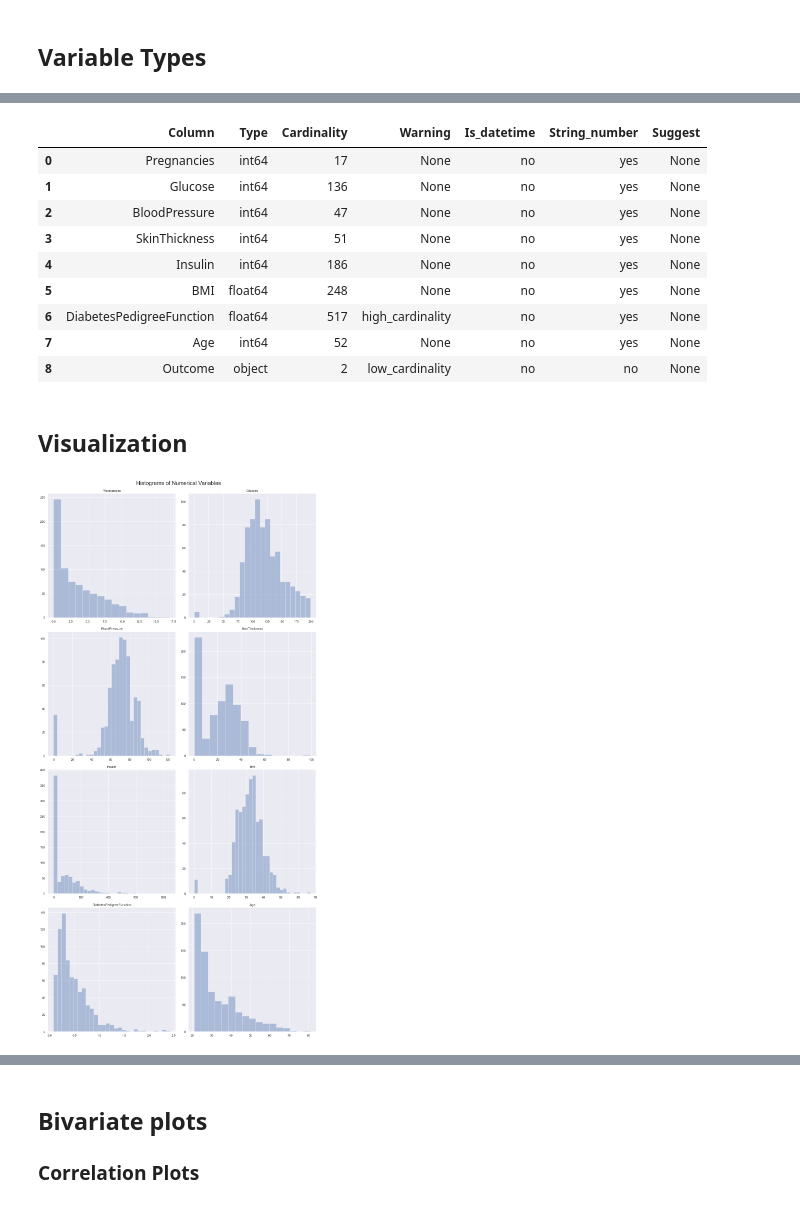
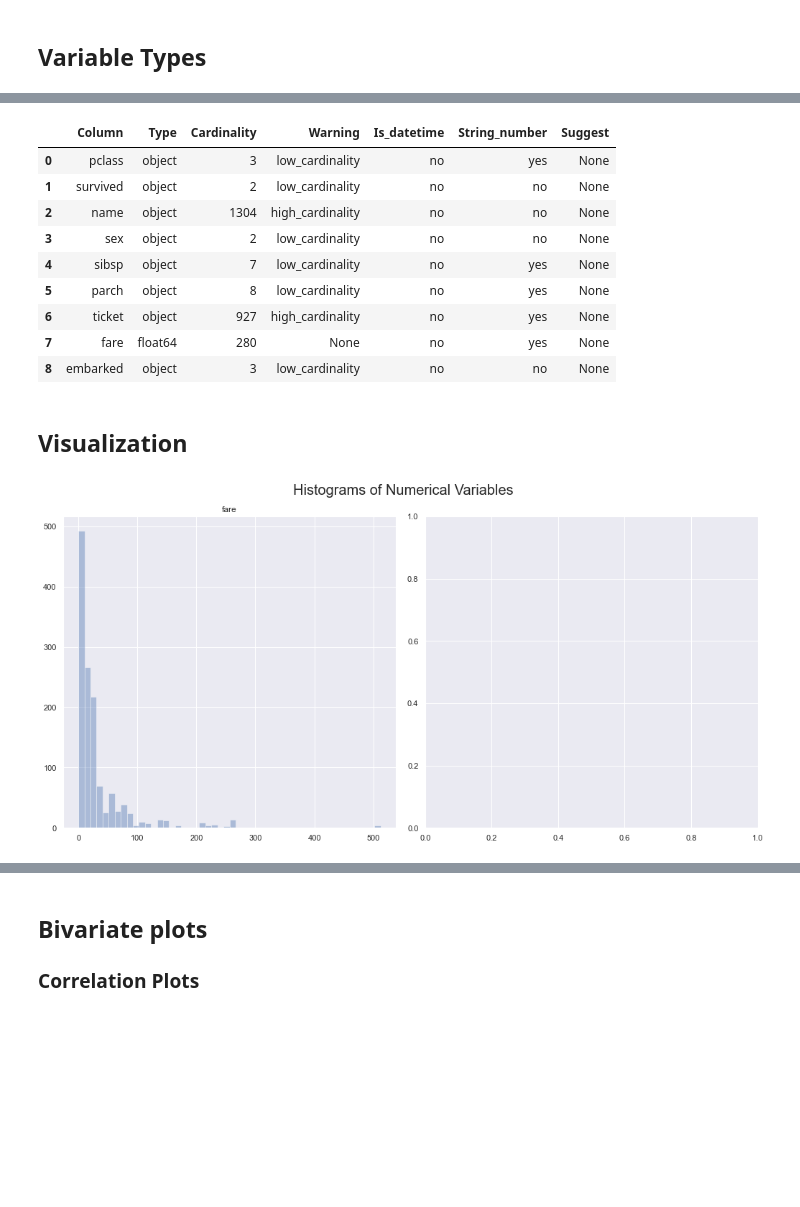
Before and after one commit to GrandPurpleOcelot/Auto-EDA, a Jupyter notebook: Auto_EDA.ipynb, the cells around one changed output, grey strips where cells are left out. Drawn from its saved outputs; the diff is of its cells as text; code cells hidden in the pictures; blank space fills up the shorter version.

```diff
--- a/Auto_EDA.ipynb
+++ b/Auto_EDA.ipynb
@@ -128,22 +128,21 @@ diabetes.head()
 # Example dataset: mtcars
 # Test: categorical data
 mtcars = pd.read_csv('datasets/mtcars.csv')
-del mtcars['model']
-mtcars.head()
 
 # Example dataset: edible mushroom classification
 # Test: categorical data
 mushroom = pd.read_csv('datasets/mushroom.csv')
-mushroom.head()
 
 # Example dataset: Heart Disease
 # Test: categorical data + numerical data
 heart = pd.read_csv('datasets/heart.csv')
-heart.head()
 
 # Example dataset: California Housing
 # Test: regression
+housing = pd.read_csv('datasets/housing.csv')
 
-housing = pd.read_csv('datasets/housing.csv')
-housing.head()
+# Test: most
+titanic = pd.read_csv('datasets/titanic.csv')
+titanic['survived'] = np.where(titanic['survived'] == 1, 'survived', 'not-survived')
+titanic.head()
 # %% [output]
@@ -160 +157,3 @@ a = auto_eda(diabetes, target_variable = 'Outcome')
+# %%
+report = auto_eda(titanic, target_variable = 'survived')
 # %%
@@ -250,20 +239,20 @@ memory usage: 51.1+ KB
 # %%
-a.check_data_type()
+report.check_data_type()
 # %% [output]
 |  | Column | Type | Cardinality | Warning | Is_datetime | String_number | Suggest |
-| 0 | Pregnancies | int64 | 17 | None | no | yes | None |
-| 1 | Glucose | int64 | 136 | None | no | yes | None |
-| 2 | BloodPressure | int64 | 47 | None | no | yes | None |
-| 3 | SkinThickness | int64 | 51 | None | no | yes | None |
-| 4 | Insulin | int64 | 186 | None | no | yes | None |
-| 5 | BMI | float64 | 248 | None | no | yes | None |
-| 6 | DiabetesPedigreeFunction | float64 | 517 | high_cardinality | no | yes | None |
-| 7 | Age | int64 | 52 | None | no | yes | None |
-| 8 | Outcome | object | 2 | low_cardinality | no | no | None |
+| 0 | pclass | object | 3 | low_cardinality | no | yes | None |
+| 1 | survived | object | 2 | low_cardinality | no | no | None |
+| 2 | name | object | 1304 | high_cardinality | no | no | None |
+| 3 | sex | object | 2 | low_cardinality | no | no | None |
+| 4 | sibsp | object | 7 | low_cardinality | no | yes | None |
+| 5 | parch | object | 8 | low_cardinality | no | yes | None |
+| 6 | ticket | object | 927 | high_cardinality | no | yes | None |
+| 7 | fare | float64 | 280 | None | no | yes | None |
+| 8 | embarked | object | 3 | low_cardinality | no | no | None |
 # %% [markdown]
 ## Visualization
 # %%
-a.histogram()
+report.histogram()
 # %% [output]
-[figure, old version]
+[figure, new version]
 # %%
```
Also changed, not shown: parts of 19 cells of this notebook, 4 other files.
